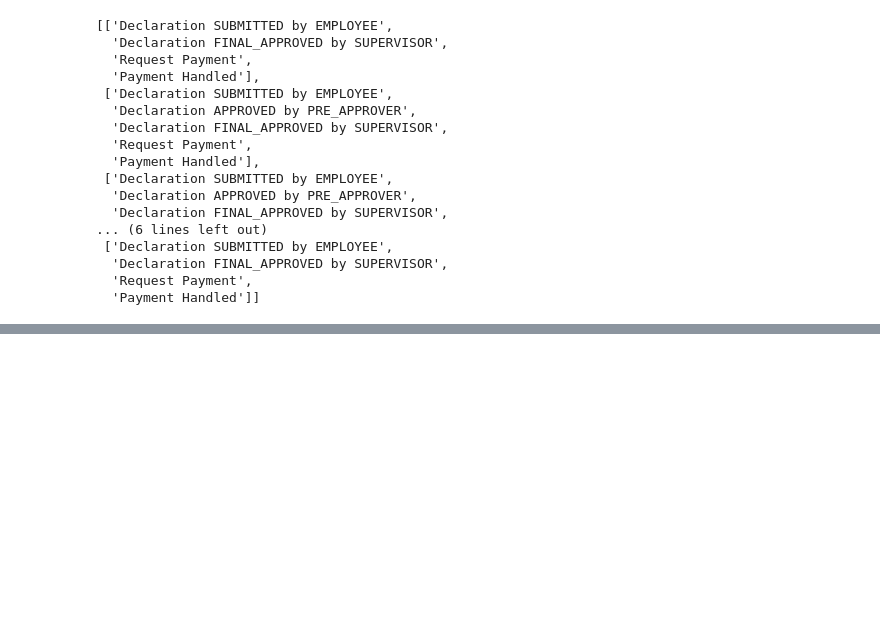
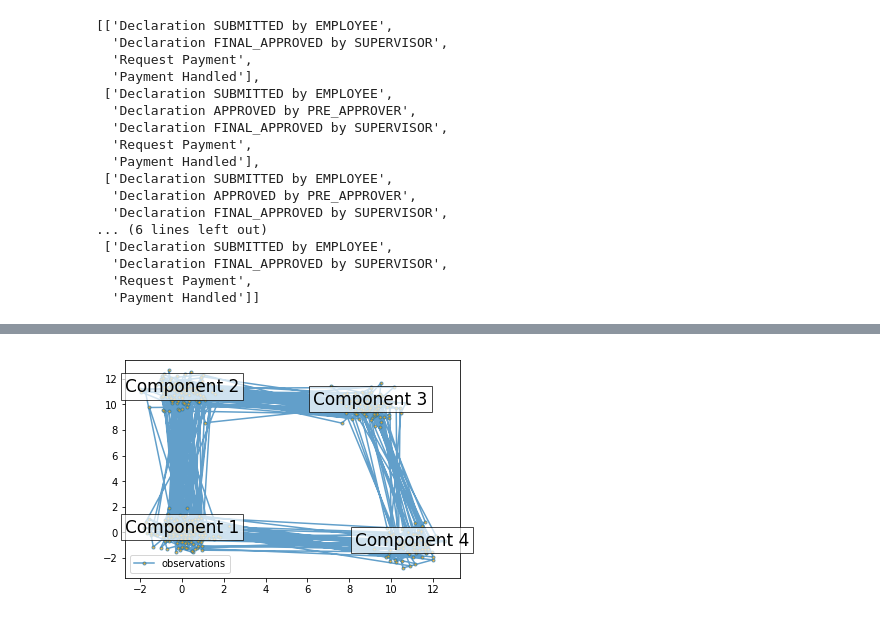
Before and after one commit to Lariiii/context-based-abstraction, a Jupyter notebook: seq_clust.ipynb, the cells around one changed output, grey strips where cells are left out. Cells and saved outputs as stored; diff of their text form; code cells hidden in the pictures; blank space fills up the shorter version.

```diff
--- a/seq_clust.ipynb
+++ b/seq_clust.ipynb
@@ -88,0 +242,8 @@ trace_activities_id[:5]
+# %%
+chars = markov_char_input
+
+char_model = markovify.NewlineText(chars)
+char_model_json = char_model.to_json()
+
+for i in range(10):
+    print(char_model.make_sentence())
@@ -88,0 +265,10 @@ trace_activities_id[:5]
+# %%
+# not so good
+from markovchain.text import MarkovText
+
+markov = MarkovText()
+
+for i in sentences_list:
+    markov.data(i)
+
+print(markov())
@@ -88,0 +324,48 @@ trace_activities_id[:5]
+# %%
+import matplotlib.pyplot as plt
+
+##############################################################
+# Prepare parameters for a 4-components HMM
+# Initial population probability
+startprob = np.array([0.6, 0.3, 0.1, 0.0])
+# The transition matrix, note that there are no transitions possible
+# between component 1 and 3
+transmat = np.array([[0.7, 0.2, 0.0, 0.1],
+                     [0.3, 0.5, 0.2, 0.0],
+                     [0.0, 0.3, 0.5, 0.2],
+                     [0.2, 0.0, 0.2, 0.6]])
+# The means of each component
+means = np.array([[0.0,  0.0],
+                  [0.0, 11.0],
+                  [9.0, 10.0],
+                  [11.0, -1.0]])
+# The covariance of each component
+covars = .5 * np.tile(np.identity(2), (4, 1, 1))
+
+# Build an HMM instance and set parameters
+model = hmm.GaussianHMM(n_components=4, covariance_type="full")
+
+# Instead of fitting it from the data, we directly set the estimated
+# parameters, the means and covariance of the components
+model.startprob_ = startprob
+model.transmat_ = transmat
+model.means_ = means
+model.covars_ = covars
+###############################################################
+
+# Generate samples
+X, Z = model.sample(500)
+
+# Plot the sampled data
+plt.plot(X[:, 0], X[:, 1], ".-", label="observations", ms=6,
+         mfc="orange", alpha=0.7)
+
+# Indicate the component numbers
+for i, m in enumerate(means):
+    plt.text(m[0], m[1], 'Component %i' % (i + 1),
+             size=17, horizontalalignment='center',
+             bbox=dict(alpha=.7, facecolor='w'))
+plt.legend(loc='best')
+plt.show()
+# %% [output]
+[figure, added]
```
Also changed, not shown: parts of 21 cells of this notebook.
